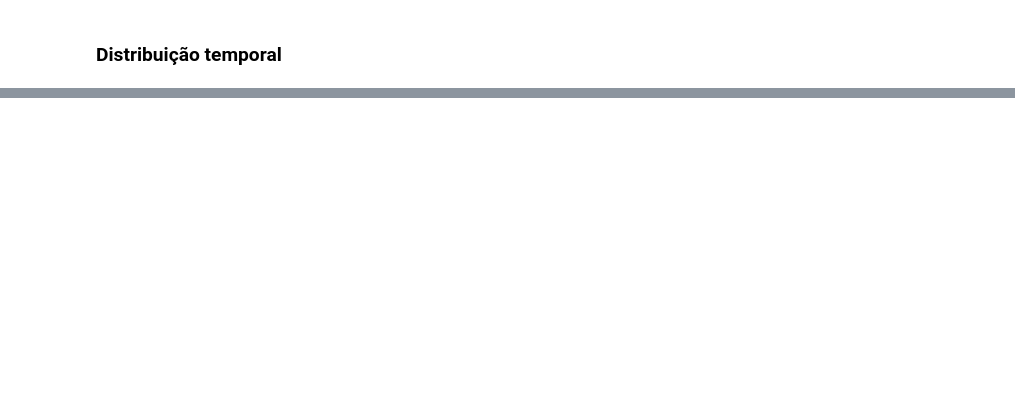
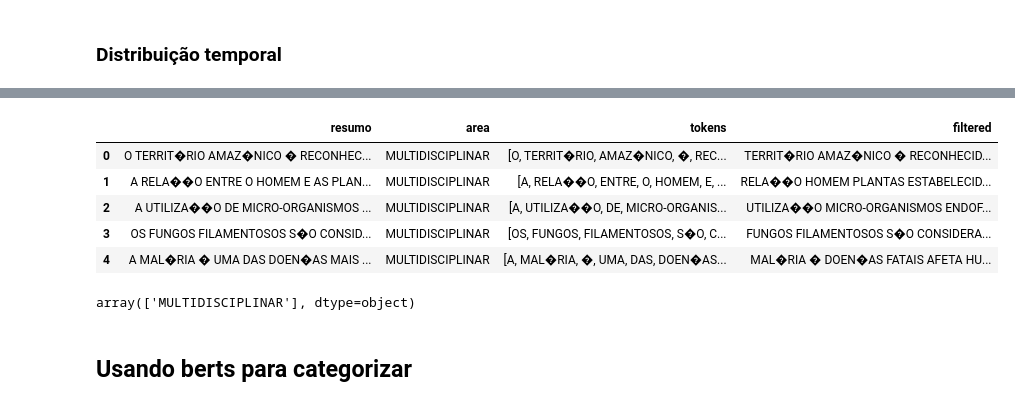
Before and after one commit to luaoliveira/PI4, a Jupyter notebook: main.ipynb, the cells around one changed output, grey strips where cells are left out. Drawn from its saved outputs; the diff is of its cells as text; code cells hidden in the pictures; blank space fills up the shorter version.

```diff
--- a/main.ipynb
+++ b/main.ipynb
@@ -148,0 +215,10 @@ df.groupby('DT_TITULACAO')
+# %%
+import nltk
+from nltk.tokenize import word_tokenize
+from pathlib import Path
+
+resumo_df = df[["DS_RESUMO","NM_GRANDE_AREA_CONHECIMENTO"]]
+resumo_df.columns = ["resumo", "area"]
+resumo_df['tokens'] = resumo_df["resumo"].apply(lambda x: word_tokenize(x))
+
+resumo_df.head()
@@ -148,0 +232,3 @@ df.groupby('DT_TITULACAO')
+# %%
+stopwords = {word.strip() for word in set(Path("stopwords.txt").read_text().split("\n"))}
+stopwords
@@ -148,0 +253,14 @@ df.groupby('DT_TITULACAO')
+# %%
+resumo_df["filtered"] = resumo_df["tokens"].apply(lambda x: " ".join([word for word in x if word.lower() not in stopwords]))
+resumo_df.head()
+# %% [output]
+|  | resumo | area | tokens | filtered |
+| 0 | O TERRIT�RIO AMAZ�NICO � RECONHEC... | MULTIDISCIPLINAR | [O, TERRIT�RIO, AMAZ�NICO, �, REC... | TERRIT�RIO AMAZ�NICO � RECONHECID... |
+| 1 | A RELA��O ENTRE O HOMEM E AS PLAN... | MULTIDISCIPLINAR | [A, RELA��O, ENTRE, O, HOMEM, E, ... | RELA��O HOMEM PLANTAS ESTABELECID... |
+| 2 | A UTILIZA��O DE MICRO-ORGANISMOS ... | MULTIDISCIPLINAR | [A, UTILIZA��O, DE, MICRO-ORGANIS... | UTILIZA��O MICRO-ORGANISMOS ENDOF... |
+| 3 | OS FUNGOS FILAMENTOSOS S�O CONSID... | MULTIDISCIPLINAR | [OS, FUNGOS, FILAMENTOSOS, S�O, C... | FUNGOS FILAMENTOSOS S�O CONSIDERA... |
+| 4 | A MAL�RIA � UMA DAS DOEN�AS MAIS ... | MULTIDISCIPLINAR | [A, MAL�RIA, �, UMA, DAS, DOEN�AS... | MAL�RIA � DOEN�AS FATAIS AFETA HU... |
+# %%
+resumo_df['area'].unique()
+# %% [output]
+array(['MULTIDISCIPLINAR'], dtype=object)
@@ -148,0 +282,2 @@ df.groupby('DT_TITULACAO')
+# %% [markdown]
+## Usando berts para categorizar
```
Also changed, not shown: parts of 38 cells of this notebook, 19 other files.
